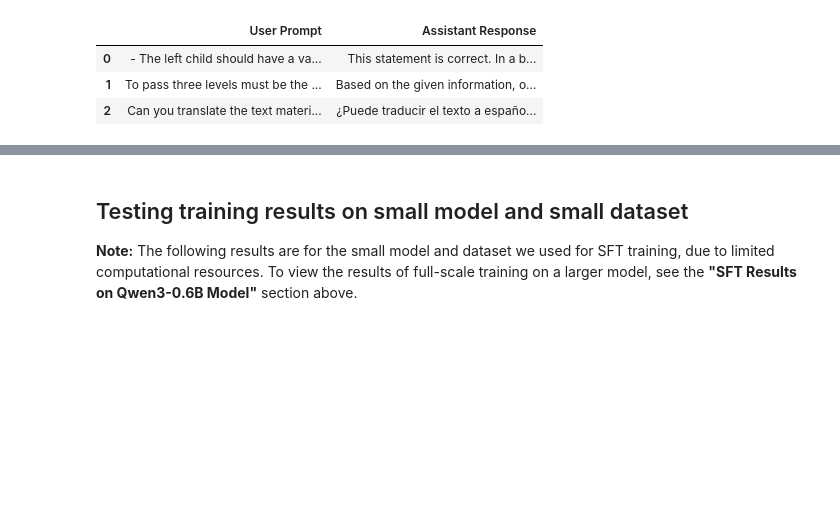
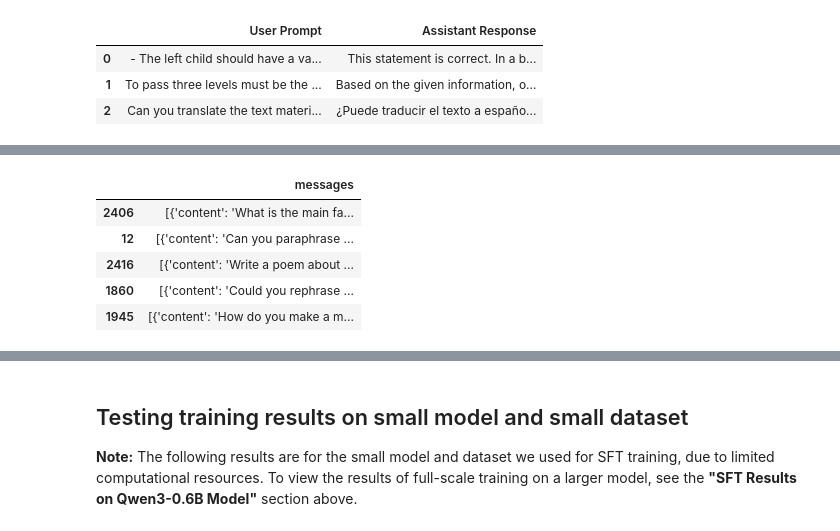
Before and after one commit to manaranjanp/LLMFT, a Jupyter notebook: SFT/SFT.ipynb, the cells around one changed output, grey strips where cells are left out. Cells and saved outputs as stored; diff of their text form; code cells hidden in the pictures; blank space fills up the shorter version.

```diff
--- a/SFT/SFT.ipynb
+++ b/SFT/SFT.ipynb
@@ -182,3 +215,12 @@ display_dataset(train_dataset)
+# %%
+train_df.sample(5)
+# %% [output]
+|  | messages |
+| 2406 | [{'content': 'What is the main fa... |
+| 12 | [{'content': 'Can you paraphrase ... |
+| 2416 | [{'content': 'Write a poem about ... |
+| 1860 | [{'content': 'Could you rephrase ... |
+| 1945 | [{'content': 'How do you make a m... |
 # %%
 # SFTTrainer config
 sft_config = SFTConfig(
```
Also changed, not shown: parts of 10 cells of this notebook.
